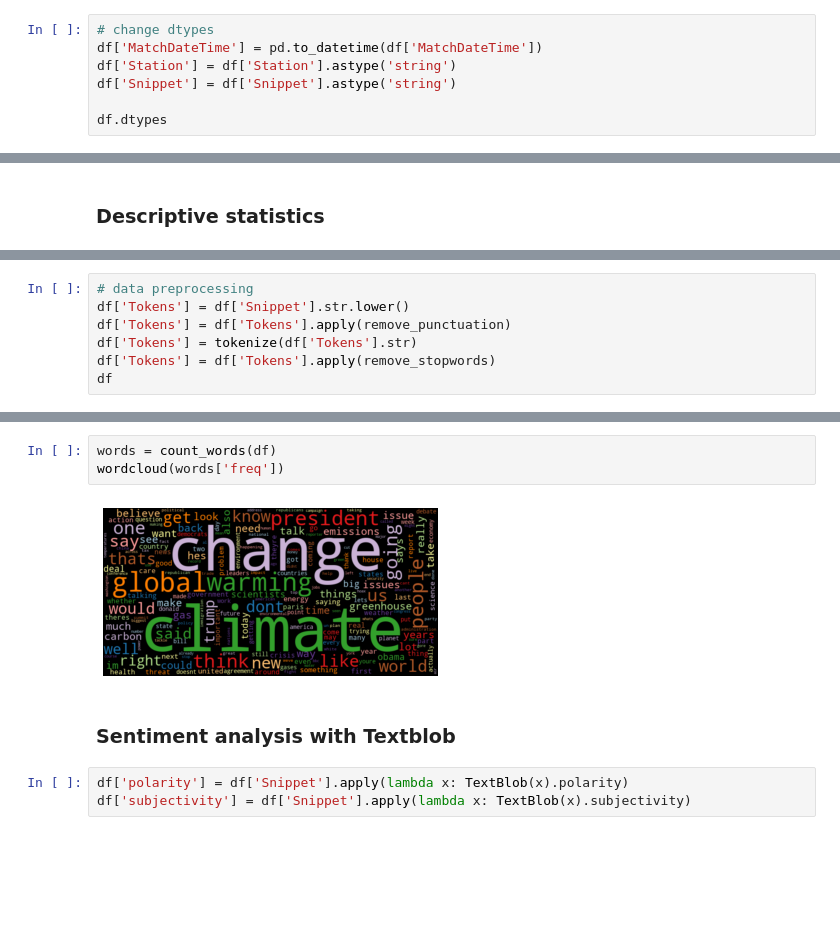
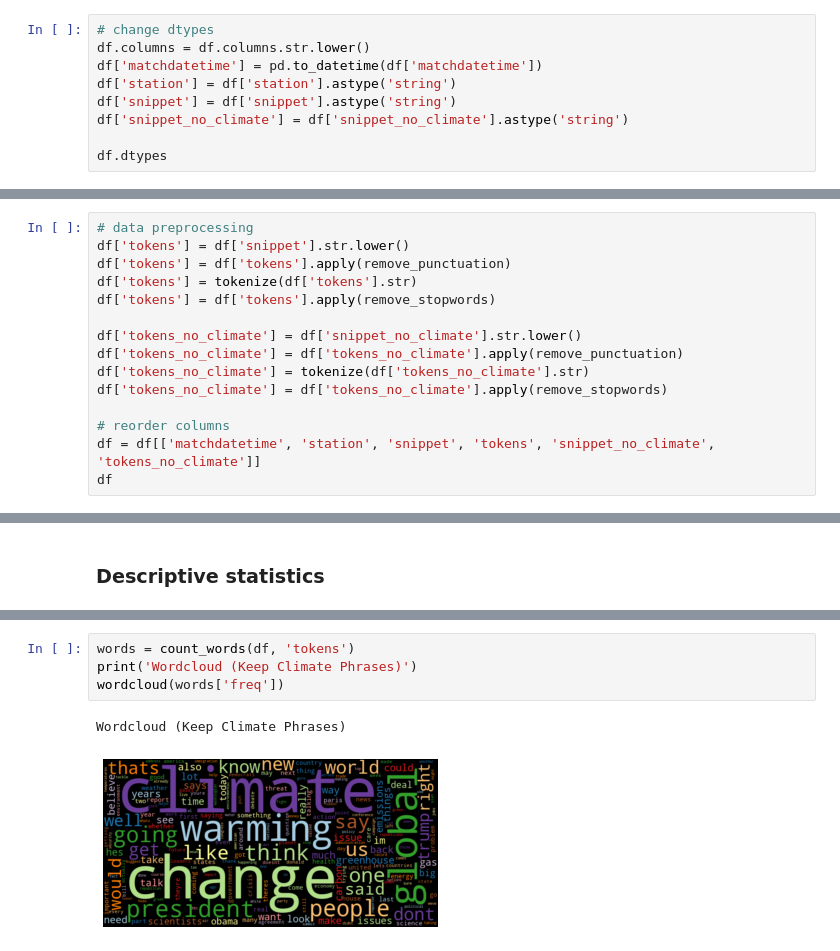
Before and after one commit to giantmagellan/climate-lang-processing, a Jupyter notebook: data_import.ipynb, the cells around one changed output, grey strips where cells are left out. Cells and saved outputs as stored; diff of their text form; blank space fills up the shorter version.

Commit message:
data visualizations

```diff
--- a/data_import.ipynb
+++ b/data_import.ipynb
@@ -62,8 +76,10 @@ df
 # %%
 # change dtypes
-df['MatchDateTime'] = pd.to_datetime(df['MatchDateTime'])
-df['Station'] = df['Station'].astype('string')
-df['Snippet'] = df['Snippet'].astype('string')
+df.columns = df.columns.str.lower()
+df['matchdatetime'] = pd.to_datetime(df['matchdatetime'])
+df['station'] = df['station'].astype('string')
+df['snippet'] = df['snippet'].astype('string')
+df['snippet_no_climate'] = df['snippet_no_climate'].astype('string')
 
 df.dtypes
 # %% [output]
@@ -73 +90,16 @@ Snippet          string[python]
 dtype: object
+# %%
+# data preprocessing
+df['tokens'] = df['snippet'].str.lower()
+df['tokens'] = df['tokens'].apply(remove_punctuation)
+df['tokens'] = tokenize(df['tokens'].str)
+df['tokens'] = df['tokens'].apply(remove_stopwords)
+
+df['tokens_no_climate'] = df['snippet_no_climate'].str.lower()
+df['tokens_no_climate'] = df['tokens_no_climate'].apply(remove_punctuation)
+df['tokens_no_climate'] = tokenize(df['tokens_no_climate'].str)
+df['tokens_no_climate'] = df['tokens_no_climate'].apply(remove_stopwords)
+
+# reorder columns
+df = df[['matchdatetime', 'station', 'snippet', 'tokens', 'snippet_no_climate', 'tokens_no_climate']]
+df
@@ -170,10 +203,3 @@ FOXNEWS    25865
 BBCNEWS    23260
 CNN        19304
 Name: count, dtype: Int64
-# %%
-# data preprocessing
-df['Tokens'] = df['Snippet'].str.lower()
-df['Tokens'] = df['Tokens'].apply(remove_punctuation)
-df['Tokens'] = tokenize(df['Tokens'].str)
-df['Tokens'] = df['Tokens'].apply(remove_stopwords)
-df
@@ -213,12 +228,9 @@ one: 10363 occurrences
 us: 9523 occurrences
 [2106506, 46276, 0.02196813111379697, 12859252]
 # %%
-words = count_words(df)
+words = count_words(df, 'tokens')
+print('Wordcloud (Keep Climate Phrases)')
 wordcloud(words['freq'])
 # %% [output]
+Wordcloud (Keep Climate Phrases)
-[figure, old version]
+[figure, new version]
-# %% [markdown]
-### Sentiment analysis with Textblob
-# %%
-df['polarity'] = df['Snippet'].apply(lambda x: TextBlob(x).polarity)
-df['subjectivity'] = df['Snippet'].apply(lambda x: TextBlob(x).subjectivity)
```
Also changed, not shown: parts of 32 cells of this notebook.
